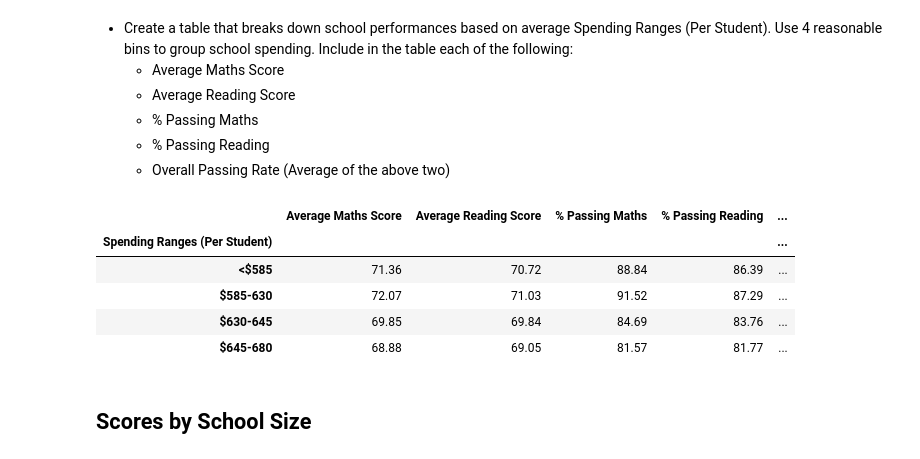
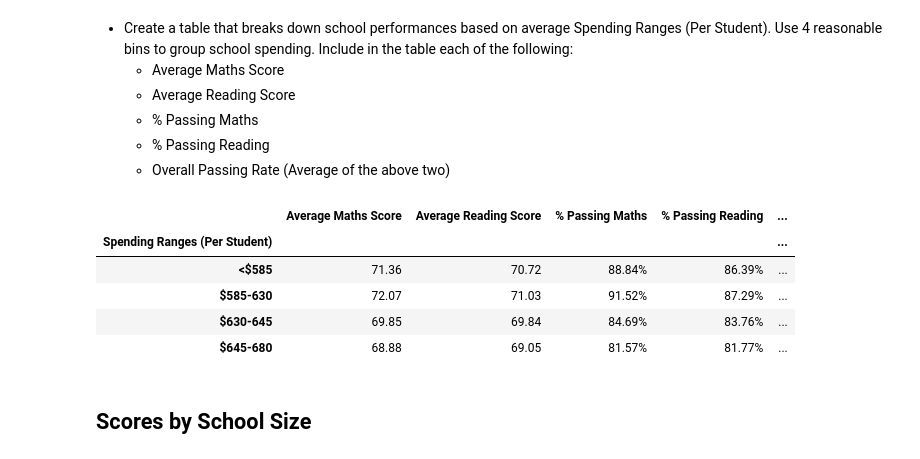
Before and after one commit to KTamas03/pandas-challenge, a Jupyter notebook: PyCitySchools/PyCitySchools_KTamas.ipynb, the cells around one changed output. Saved outputs shown, nothing was run; the diff lists cells and outputs as text; code cells hidden in the pictures.

```diff
--- a/PyCitySchools/PyCitySchools_KTamas.ipynb
+++ b/PyCitySchools/PyCitySchools_KTamas.ipynb
@@ -336,26 +329,59 @@ df_reading_scores_by_year.sort_values("School Name")
   * % Passing Maths
   * % Passing Reading
   * Overall Passing Rate (Average of the above two)
-# %%
-spending_bins = [0, 585, 630, 645, 680]
-labels = ["<$585", "$585-630", "$630-645", "$645-680"]
-
-# Use pd.cut to categorise spending based on the bins.
-
-spending_math_scores = school_spending_df.groupby(["Spending Ranges (Per Student)"])["Average Math Score"].mean()
-spending_reading_scores = school_spending_df.groupby(["Spending Ranges (Per Student)"])["Average Reading Score"].mean()
-spending_passing_math = school_spending_df.groupby(["Spending Ranges (Per Student)"])["% Passing Math"].mean()
-spending_passing_reading = school_spending_df.groupby(["Spending Ranges (Per Student)"])["% Passing Reading"].mean()
-overall_passing_spending = school_spending_df.groupby(["Spending Ranges (Per Student)"])["% Overall Passing"].mean()
-
-#create a dataframe called "spending_summary"
-# %% [output]
-|  | Average Maths Score | Average Reading Score | % Passing Maths | % Passing Reading | ... |
-| Spending Ranges (Per Student) |  |  |  |  | ... |
-| <$585 | 71.36 | 70.72 | 88.84 | 86.39 | ... |
-| $585-630 | 72.07 | 71.03 | 91.52 | 87.29 | ... |
-| $630-645 | 69.85 | 69.84 | 84.69 | 83.76 | ... |
-| $645-680 | 68.88 | 69.05 | 81.57 | 81.77 | ... |
+# %%
+# Create a dictionary with empty lists for each column
+data_spending = {
+    'Average Maths Score': [],
+    'Average Reading Score': [],
+    '% Passing Maths': [],
+    '% Passing Reading': [],
+    '% Overall Passing': []
+}
+
+# Create bins and labels for spending ranges
+spending_bins = [0, 585, 630, 645, 680]
+spending_labels = ["<$585", "$585-630", "$630-645", "$645-680"]
+
+# Add a new column to the per school summary dataframe with spending ranges
+df_per_school_summary["Spending Ranges (Per Student)"] = pd.cut(df_per_school_summary["Per Student Budget"],
+                                                         spending_bins, labels=spending_labels)
+
+# Calculate mean scores per spending range
+spending_math_scores = df_per_school_summary.groupby(["Spending Ranges (Per Student)"])["Average Maths Score"].mean()
+spending_reading_scores = df_per_school_summary.groupby(["Spending Ranges (Per Student)"])["Average Reading Score"].mean()
+spending_passing_math = df_per_school_summary.groupby(["Spending Ranges (Per Student)"])["% Passing Maths"].mean()
+spending_passing_reading = df_per_school_summary.groupby(["Spending Ranges (Per Student)"])["% Passing Reading"].mean()
+overall_passing_spending = df_per_school_summary.groupby(["Spending Ranges (Per Student)"])["% Overall Passing"].mean()
+
+# Create a dictionary with the calculated values
+data_spending = {
+    'Average Maths Score': spending_math_scores,
+    'Average Reading Score': spending_reading_scores,
+    '% Passing Maths': spending_passing_math,
+    '% Passing Reading': spending_passing_reading,
+    '% Overall Passing': overall_passing_spending
+}
+
+# Create a dataframe called "spending_summary"
+df_spending_summary = pd.DataFrame(data_spending)
+
+# Format the necessary columns
+df_spending_summary["Average Maths Score"] = df_spending_summary["Average Maths Score"].map("{:.2f}".format)
+df_spending_summary["Average Reading Score"] = df_spending_summary["Average Reading Score"].map("{:.2f}".format)
+df_spending_summary["% Passing Maths"] = df_spending_summary["% Passing Maths"].map("{:.2f}%".format)
+df_spending_summary["% Passing Reading"] = df_spending_summary["% Passing Reading"].map("{:.2f}%".format)
+df_spending_summary["% Overall Passing"] = df_spending_summary["% Overall Passing"].map("{:.2f}%".format)
+
+# Display the spending summary table
+df_spending_summary
+# %% [output]
+|  | Average Maths Score | Average Reading Score | % Passing Maths | % Passing Reading | ... |
+| Spending Ranges (Per Student) |  |  |  |  | ... |
+| <$585 | 71.36 | 70.72 | 88.84% | 86.39% | ... |
+| $585-630 | 72.07 | 71.03 | 91.52% | 87.29% | ... |
+| $630-645 | 69.85 | 69.84 | 84.69% | 83.76% | ... |
+| $645-680 | 68.88 | 69.05 | 81.57% | 81.77% | ... |
 # %% [markdown]
 ## Scores by School Size
 # %% [markdown]
```
Also changed, not shown: parts of 13 cells of this notebook, 2 other files.
